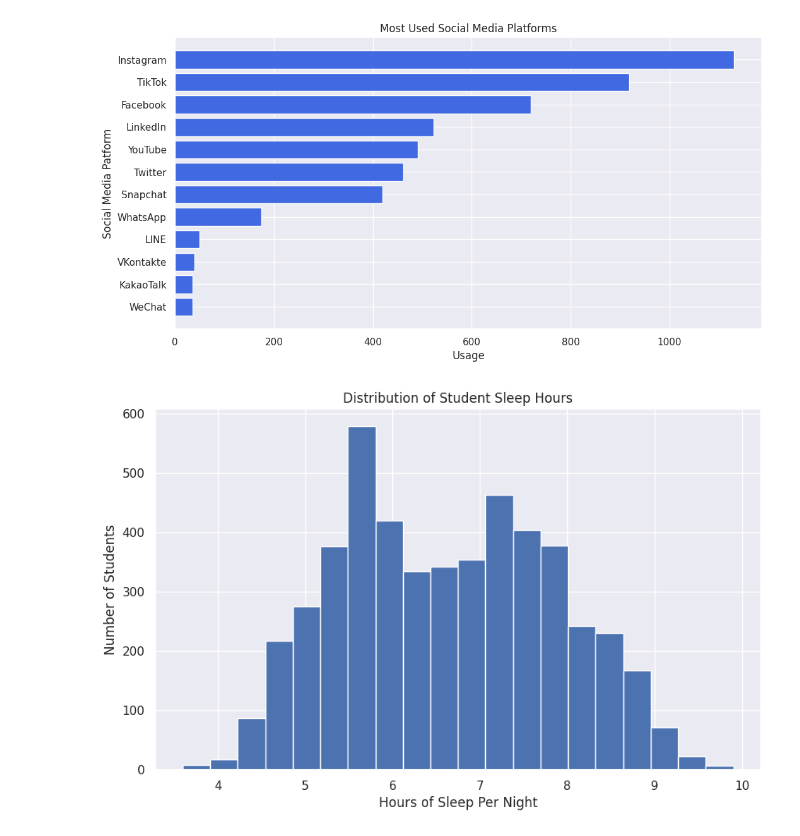
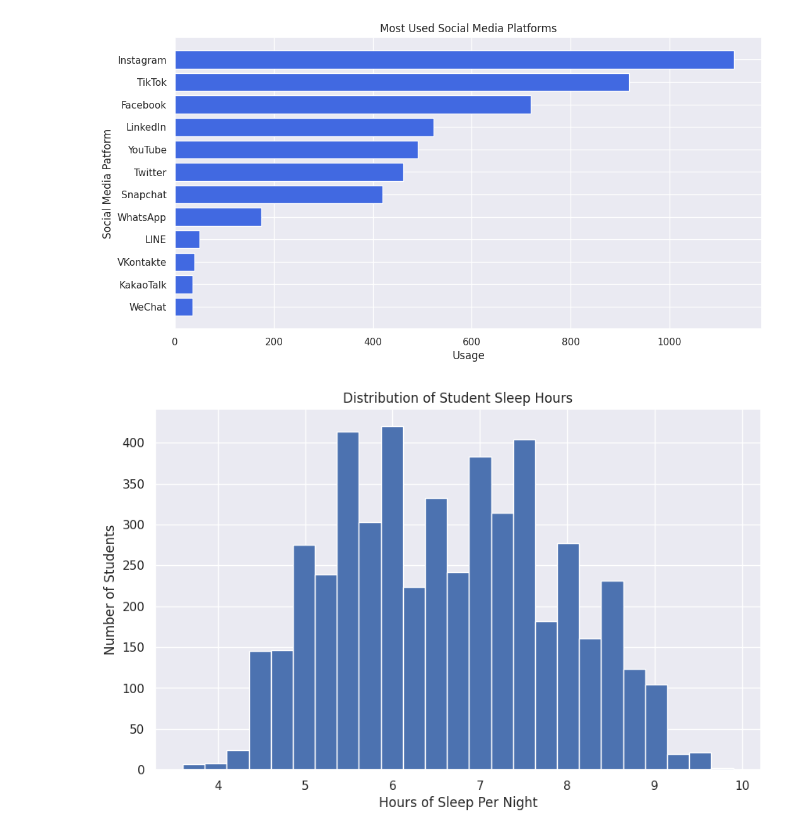
Before and after one commit to sudoAdarsh/Social-Media-Mental-Health-EDA, a Jupyter notebook: Social_Media_Mental_Health_EDA.ipynb, the cells around one changed output. Cells and saved outputs as stored; diff of their text form; code cells hidden in the pictures.

```diff
--- a/Social_Media_Mental_Health_EDA.ipynb
+++ b/Social_Media_Mental_Health_EDA.ipynb
@@ -90,19 +91,19 @@ plt.show()
 # %%
 sleep_data = df['Sleep_Hours_Per_Night']
 
 fig, ax = plt.subplots(figsize=(10, 6))
 
-ax.hist(sleep_data, bins=20, edgecolor="white")
+ax.hist(sleep_data, bins=25, edgecolor="white")
 
 """
 Histogram chart is a graphical representation of the distribution of numerical data, where data is grouped into bins or intervals, and each bin's height represents the frequency of data points within that range
 """
 
 
 ax.set_title("Distribution of Student Sleep Hours")
 ax.set_xlabel("Hours of Sleep Per Night")
 ax.set_ylabel("Number of Students")
 
 plt.show()
 # %% [output]
-[figure, old version]
+[figure, new version]
```
Also changed, not shown: parts of 4 cells of this notebook.
